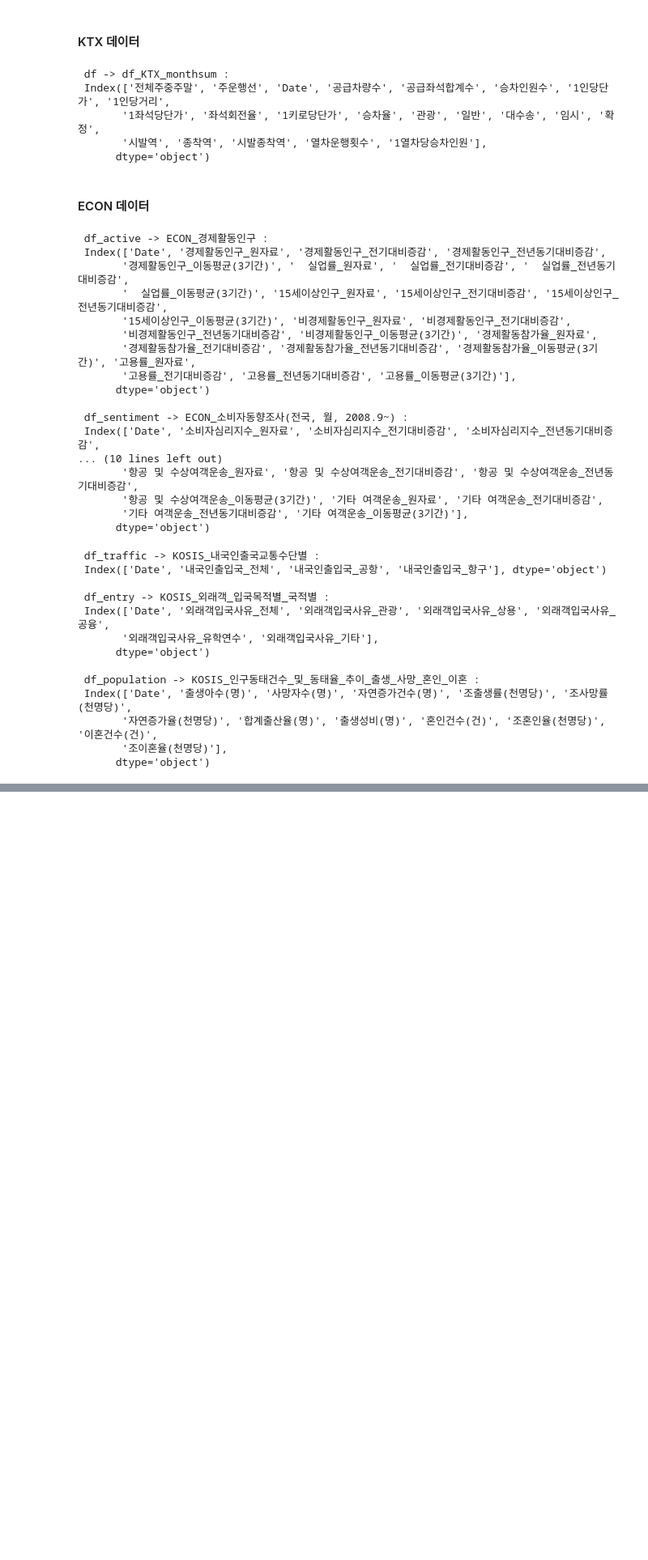
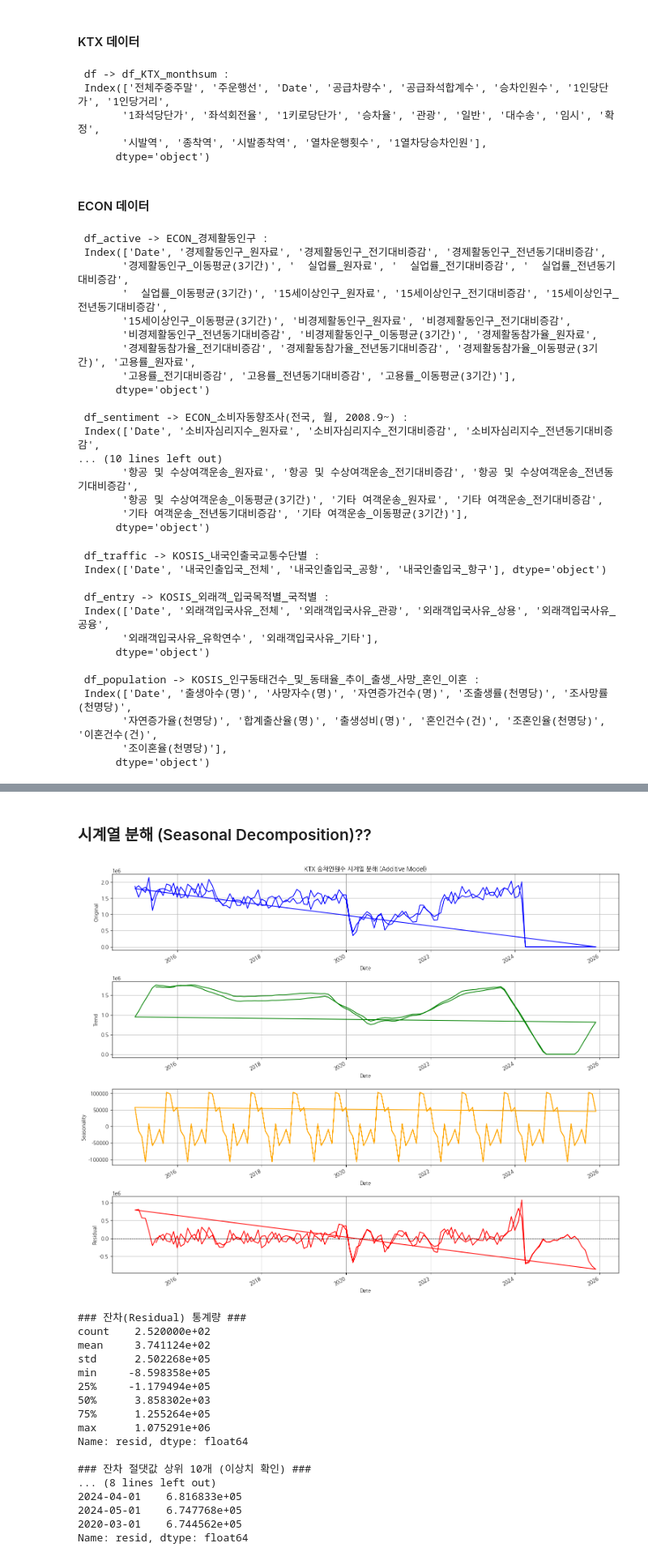
Before and after one commit to hisunhelloo/Demand-Forecasting-Dive, a Jupyter notebook: code/EDA.ipynb, the cells around one changed output, grey strips where cells are left out. Shown at 81% size. Drawn from its saved outputs; the diff is of its cells as text; code cells hidden in the pictures; blank space fills up the shorter version.

```diff
--- a/code/EDA.ipynb
+++ b/code/EDA.ipynb
@@ -203,31 +203,33 @@ plt.show()
 # %%
-df_merged = df[['Date', '승차인원수']].copy()
+df_merged = df.copy()
 
 # 1. 경제 활동 인구 (df_active) 병합
 # '  실업률_원자료' 등에도 공백이 있으므로 병합 전에 컬럼 정리 필요
 df_active.columns = df_active.columns.str.strip().str.replace(' ', '_', regex=False)
-df_merged = df_merged.merge(df_active[['Date', '경제활동인구_원자료', '고용률_원자료']], on='Date', how='left')
+df_merged = df_merged.merge(df_active, on='Date', how='left')
 
 # 2. 소비자 심리 (df_sentiment) 병합
-df_merged = df_merged.merge(df_sentiment[['Date', '소비자심리지수_원자료']], on='Date', how='left')
+df_merged = df_merged.merge(df_sentiment, on='Date', how='left')
 
 # 3. 소비자 물가지수 (df_price) 병합 - 이미 컬럼 정리 완료됨
 # 정리된 컬럼 이름: '총지수_원자료', '철도 여객수송_원자료', '도로 여객수송_원자료' (공백을 언더바로 바꾸지 않았다면)
 # 현재 컬럼명을 다시 확인하여 공백을 처리합니다.
 df_price.columns = df_price.columns.str.strip()
 df_price.columns = df_price.columns.str.replace(' ', '_', regex=False) # 언더바로 대체하여 통일
-df_merged = df_merged.merge(df_price[['Date', '총지수_원자료', '철도_여객수송_원자료', '도로_여객수송_원자료']], on='Date', how='left')
+df_merged = df_merged.merge(df_price, on='Date', how='left')
 
 # 4. 내국인 출국 (df_traffic) 병합
-df_merged = df_merged.merge(df_traffic[['Date', '내국인출입국_전체']], on='Date', how='left')
+df_merged = df_merged.merge(df_traffic, on='Date', how='left')
 
 # 5. 외래객 입국 (df_entry) 병합
-df_merged = df_merged.merge(df_entry[['Date', '외래객입국사유_전체', '외래객입국사유_관광']], on='Date', how='left')
+df_merged = df_merged.merge(df_entry, on='Date', how='left')
 
 # 병합 결과 확인
 print("✅ 데이터프레임 최종 병합 후 상위 5개 행:")
 print(df_merged.head())
-print("\n병합된 데이터프레임의 결측치(NaN) 개수:")
+print("\n✅병합된 데이터프레임의 결측치(NaN) 개수:")
 print(df_merged.isnull().sum())
+print("\n✅병합된 데이터프레임의 컬럼 개수:")
+print(len(df_merged.columns))
 # %% [output]
 ✅ 데이터프레임 최종 병합 후 상위 5개 행:
@@ -459,0 +435,64 @@ KeyError: "['주말_수'] not in index"
+# %% [markdown]
+### 시계열 분해 (Seasonal Decomposition)??
+# %%
+from statsmodels.tsa.seasonal import seasonal_decompose
+
+# 시계열 분해를 위한 데이터 준비 (결측치 제거)
+df_decompose = df_merged[['Date', '승차인원수']].set_index('Date').dropna()
+
+# 시계열 분해 (additive model)
+decomposition = seasonal_decompose(df_decompose['승차인원수'], model='additive', period=12)
+
+# 시각화
+fig, axes = plt.subplots(4, 1, figsize=(15, 12))
+
+# 원본 데이터
+decomposition.observed.plot(ax=axes[0], color='blue')
+axes[0].set_ylabel('Original')
+axes[0].set_title('KTX 승차인원수 시계열 분해 (Additive Model)')
+axes[0].grid(True)
+
+# 트렌드
+decomposition.trend.plot(ax=axes[1], color='green')
+axes[1].set_ylabel('Trend')
+axes[1].grid(True)
+
+# 계절성
+decomposition.seasonal.plot(ax=axes[2], color='orange')
+axes[2].set_ylabel('Seasonality')
+axes[2].grid(True)
+
+# 잔차 (이상치 확인)
+decomposition.resid.plot(ax=axes[3], color='red')
+axes[3].set_ylabel('Residual')
+axes[3].axhline(0, linestyle='--', color='black', linewidth=0.8)
+axes[3].grid(True)
+
+plt.tight_layout()
+plt.show()
+
+# 잔차 통계 - 코로나 등 이상치 확인
+print("### 잔차(Residual) 통계량 ###")
+print(decomposition.resid.describe())
+print("\n### 잔차 절댓값 상위 10개 (이상치 확인) ###")
+residual_abs = decomposition.resid.abs().sort_values(ascending=False)
+print(residual_abs.head(10))
+# %% [output]
+[figure, added]
+### 잔차(Residual) 통계량 ###
+count    2.520000e+02
+mean     3.741124e+02
+std      2.502268e+05
+min     -8.598358e+05
+25%     -1.179494e+05
+50%      3.858302e+03
+75%      1.255264e+05
+max      1.075291e+06
+Name: resid, dtype: float64
+
+### 잔차 절댓값 상위 10개 (이상치 확인) ###
+... (8 lines left out)
+2024-04-01    6.816833e+05
+2024-05-01    6.747768e+05
+2020-03-01    6.744562e+05
+Name: resid, dtype: float64
```
Also changed, not shown: parts of 17 cells of this notebook.
